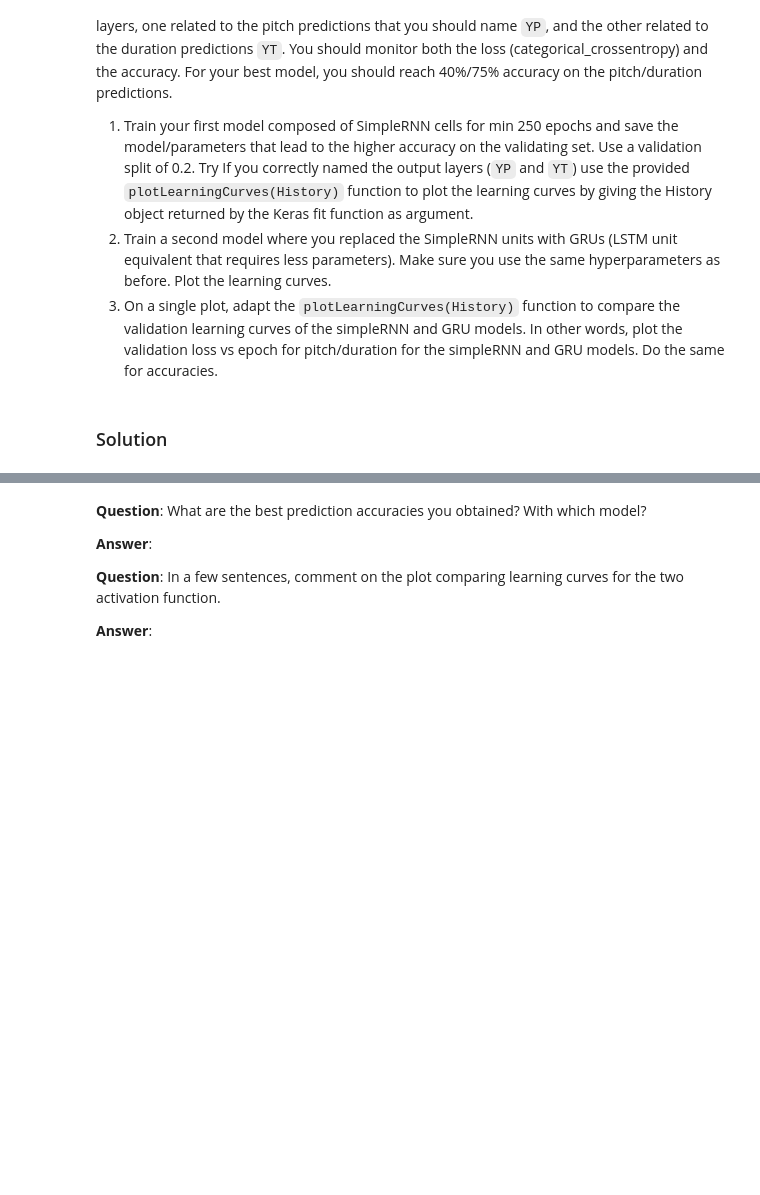
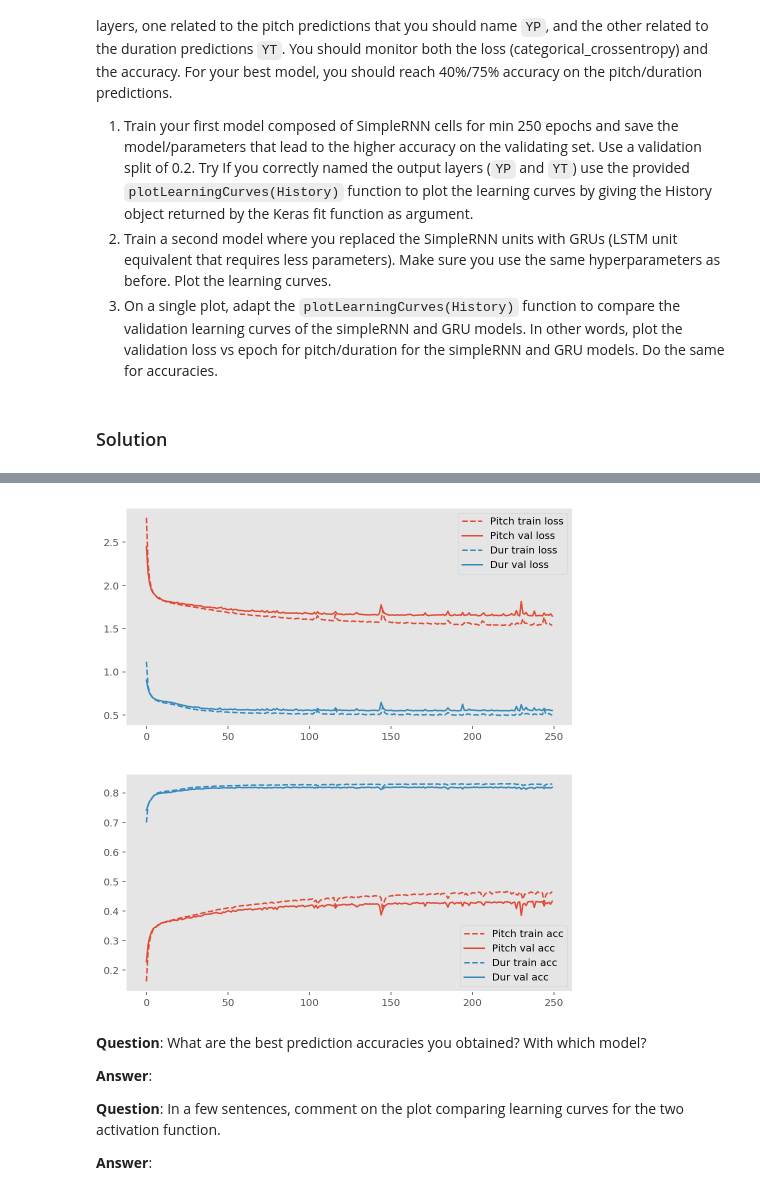
Before and after one commit to davidedidio/ANN, a Jupyter notebook: miniproject2/miniproject2.ipynb, the cells around one changed output, grey strips where cells are left out. Saved outputs shown, nothing was run; the diff lists cells and outputs as text; code cells hidden in the pictures; blank space fills up the shorter version.

```diff
--- a/miniproject2/miniproject2.ipynb
+++ b/miniproject2/miniproject2.ipynb
@@ -494,3 +560,9 @@ Finally, we strongly suggest that you save your preprocessed data now.
+# %%
+with gzip.open('XY.pkl.gz', 'wb') as output:
+    pickle.dump((X,Y), output)
+# %%
+with gzip.open('XY.pkl.gz', 'rb') as output:
+    (X,Y) = pickle.load(output)
 # %% [markdown]
 ## Exercise 5: Building and training a generative model of  note transition with the Keras functional API
 ### Description
@@ -522,13 +594,16 @@ def buildModel(dictionaries, batch_length, dropout=0.2, activation='GRU', Hsize=
     H['1'] = Concatenate(name="MergeX")([M['T'], M['P']])
     if activation == 'GRU':
         #Your hidden layer(s) architecture with GRU
+        pass
     elif activation == 'LSTM':
         #Your hidden layer(s) architecture with LSTM (For your own curiosity, not required for the project)
+        pass
     elif activation == 'RNN':
+        H['2'] = SimpleRNN(Hsize, return_sequences=True)(H['1'])
         #Your hidden layer(s) architecture with SimpleRNN
 
-    Y['T'] = TimeDistributed(Dense(len(dictionaries['T']), activation='softmax'), name='YT')(#Input(s) to duration output layer)
-    Y['P'] = TimeDistributed(Dense(len(dictionaries['P']), activation='softmax'), name='YP')(#Input(s) to pitch output layer)
+    Y['T'] = TimeDistributed(Dense(len(dictionaries['T']), activation='softmax'), name='YT')(H['2'])
+    Y['P'] = TimeDistributed(Dense(len(dictionaries['P']), activation='softmax'), name='YP')(H['2'])
 
     model = Model(inputs = [X['T'], X['P']], outputs = [Y['T'], Y['P']])
     opt = Adam()
@@ -541,6 +616,6 @@ def buildModel(dictionaries, batch_length, dropout=0.2, activation='GRU', Hsize=
     return model
 
 RNNmodel = buildModel(dictionaries,
-                      batch_length=,#Put here the number of notes (timesteps) you have in your Zero-padded matrices
+                      batch_length=padding_size-1,#Put here the number of notes (timesteps) you have in your Zero-padded matrices
                       activation='RNN')
 RNNmodel.summary()
@@ -546,0 +640,12 @@ RNNmodel.summary()
+# %%
+history = RNNmodel.fit([X["T"], X["P"]], [Y["T"], Y["P"]],
+                        validation_split=0.2,
+                        epochs=250,
+                        verbose=0,
+                        callbacks=[keras.callbacks.History(),
+                                   ProgressPrinter()])
+# %%
+plotLearningCurves(history)
+# %% [output]
+[figure, added]
+[figure, added]
```
Also changed, not shown: parts of 14 cells of this notebook.
